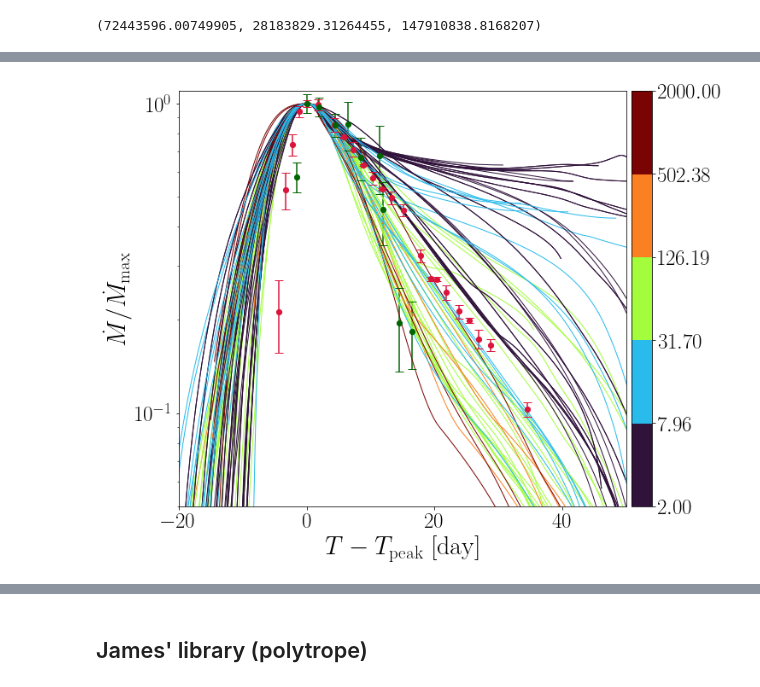
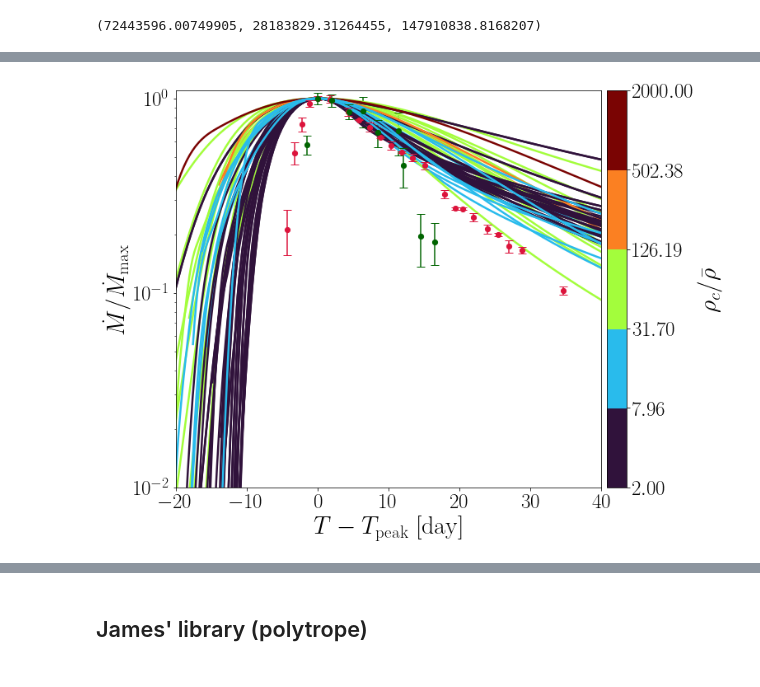
Before and after one commit to slowdivePTG/ASASSN-14ko, a Jupyter notebook: Visualization/Phase Space.ipynb, the cells around one changed output, grey strips where cells are left out. Cells and saved outputs as stored; diff of their text form; code cells hidden in the pictures.

```diff
--- a/Visualization/Phase Space.ipynb
+++ b/Visualization/Phase Space.ipynb
@@ -240,8 +238,8 @@ plt.figure(figsize=(10, 8))
 Age = ['0.0', '0.445', '1.0']
 Input = '../../STARS_library/input/'
 
-cmap = cm.get_cmap('RdYlBu', 5)
-betac = 1.5
+cmap = cm.get_cmap('RdYlBu_r', 5)
+betac = 1.0
 beta0 = 0.5
 betamax = 0
 for Dir in os.listdir(Input):
@@ -261,7 +259,7 @@ for Dir in os.listdir(Input):
                 tde.dmdt / tde.dmdt.max(),
                 color=cmap((beta - beta0) / (betac - beta0)),
                 #alpha=0.7,
-                linewidth=1)
+                linewidth=2.5)
     '''plt.text(x=tde.T[np.argmax(tde.dmdt)] / Tpeak0,
              y=tde.dmdt.max() / dmdt0 * 1.05,
              s=s,
@@ -272,15 +270,15 @@ sm = plt.cm.ScalarMappable(cmap=cmap,
                            norm=plt.Normalize(vmin=beta0, vmax=betac))
 cbar = plt.colorbar(sm, pad=0.01)
 cbar.ax.tick_params(labelsize=25)
-cbar.set_ticks(np.linspace(0.5, 1.5, 6))
-cbar.set_label(r'$\beta$', fontsize=25)
+cbar.set_ticks(np.linspace(beta0, betac, 6))
+cbar.set_label(r'$\beta$', fontsize=30)
 
 plt.ylabel('$\dot M/\dot M_\mathrm{max}$', fontsize=30)
 plt.xlabel('$T-T_\mathrm{peak}\ [\mathrm{day}]$', fontsize=30)
 plt.gca().tick_params(labelsize=25)
 plt.tight_layout()
-plt.xlim(-20, 50)
-plt.ylim(5e-2, 1.1e0)
+plt.xlim(-20, 40)
+plt.ylim(1e-2, 1.1e0)
 #plt.legend(prop={'size': 25})
 #plt.xscale('log')
 plt.yscale('log')
@@ -302,5 +300,5 @@ plt.errorbar(ASg_tscale,
              ms=6.18,
              color='darkgreen',
              label='$\mathrm{ASASSN}\ g$')
-#plt.savefig('/Users/chang/Desktop/Mdot_T_sun.pdf', bbox_inches='tight')
+plt.savefig('Mdot_T_STARS.pdf', bbox_inches='tight')
 # %% [output]
@@ -312,8 +309,8 @@ plt.figure(figsize=(10, 8))
 Age = ['0.0', '0.445', '1.0']
 Input = '../../STARS_library/input/'
 
-cmap = cm.get_cmap('RdYlBu', 5)
-betac = 1.5
+cmap = cm.get_cmap('RdYlBu_r', 5)
+betac = 1.0
 beta0 = 0.5
 for Dir in os.listdir(Input):
     for f in os.listdir(Input + Dir):
@@ -332,7 +329,7 @@ for Dir in os.listdir(Input):
                 tde.dmdt / tde.dmdt.max(),
                 color=cmap((beta - beta0) / (betac - beta0)),
                 #alpha=0.7,
-                linewidth=1)
+                linewidth=2.5)
     '''plt.text(x=tde.T[np.argmax(tde.dmdt)] / Tpeak0,
              y=tde.dmdt.max() / dmdt0 * 1.05,
              s=s,
@@ -343,15 +340,15 @@ sm = plt.cm.ScalarMappable(cmap=cmap,
                            norm=plt.Normalize(vmin=beta0, vmax=betac))
 cbar = plt.colorbar(sm, pad=0.01)
 cbar.ax.tick_params(labelsize=25)
-cbar.set_ticks(np.linspace(0.5, 1.5, 6))
-cbar.set_label(r'$\beta$', fontsize=25)
+cbar.set_ticks(np.linspace(beta0, betac, 6))
+cbar.set_label(r'$\beta$', fontsize=30)
 
 plt.ylabel('$\dot M/\dot M_\mathrm{max}$', fontsize=30)
 plt.xlabel('$T-T_\mathrm{peak}\ [\mathrm{day}]$', fontsize=30)
 plt.gca().tick_params(labelsize=25)
 plt.tight_layout()
-plt.xlim(-20, 50)
-plt.ylim(5e-2, 1.1e0)
+plt.xlim(-20, 40)
+plt.ylim(1e-2, 1.1e0)
 #plt.legend(prop={'size': 25})
 #plt.xscale('log')
 plt.yscale('log')
@@ -398,52 +466,55 @@ for Dir in os.listdir(Input):
         beta = float(f[:-4])
         if beta <= betac:
             ms, rs, rhoc_rho = mesa_param(Dir)
-            tde = TDE(Ecc=P2Ecc(114.2 * u.day, M=ms, R=rs, beta=beta),
+            tde = TDE(Ecc=1,
                       beta=beta,
                       file=f,
                       DIR=Input + Dir + '/',
                       ms=ms,
                       rs=rs,
-                      q=10**7.86)
+                      q=10**6)
             plt.plot(tde.T - tde.Tpeak,
                      tde.dmdt / tde.dmdt.max(),
                      color=cmap(np.log10(rhoc_rho / 2) / np.log10(1000)),
-                     linewidth=1)
+                     linewidth=2.5)
 
 sm = plt.cm.ScalarMappable(cmap=cmap, norm=plt.Normalize(vmin=0, vmax=1))
 cbar = plt.colorbar(sm, pad=0.01)
+cbar.ax.tick_params(labelsize=25)
+cbar.set_ticks(np.linspace(0, 1, 6))
+cbar.set_label(r'$\rho_c/\bar\rho$', fontsize=30)
 
 plt.ylabel('$\dot M/\dot M_\mathrm{max}$', fontsize=30)
 plt.xlabel('$T-T_\mathrm{peak}\ [\mathrm{day}]$', fontsize=30)
 plt.gca().tick_params(labelsize=25)
 plt.tight_layout()
-plt.xlim(-20, 50)
-plt.ylim(5e-2, 1.1e0)
+plt.xlim(-20, 40)
+plt.ylim(1e-2, 1.1e0)
 #plt.legend(prop={'size': 25})
 #plt.xscale('log')
 plt.yscale('log')
 
 plt.errorbar(TESS_tscale,
              TESS_dmdtscale,
              yerr=TESS_dmdterrscale,
              fmt='o',
              capsize=5,
              ms=6.18,
              color='crimson',
              label='$\mathrm{TESS}$')
 
 plt.errorbar(ASg_tscale,
              ASg_dmdtscale,
              yerr=ASg_dmdterrscale,
              fmt='o',
              capsize=5,
              ms=6.18,
              color='darkgreen',
              label='$\mathrm{ASASSN}\ g$')
 
 cbar.ax.set_yticklabels(
     ['${:.2f}$'.format(i) for i in 2 * 1000**(np.arange(6) / 5)], fontsize=25)
 #plt.savefig('/Users/chang/Desktop/Mdot_T_sun.pdf', bbox_inches='tight')
 plt.show()
 # %% [output]
-[figure, old version]
+[figure, new version]
```
Also changed, not shown: parts of 11 cells of this notebook.
